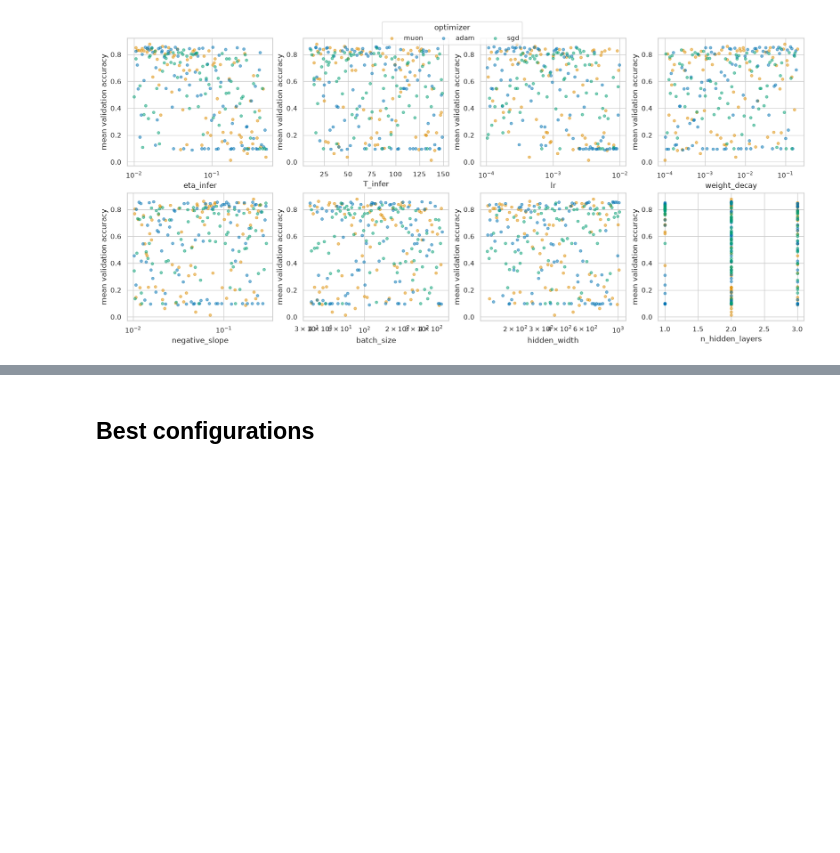
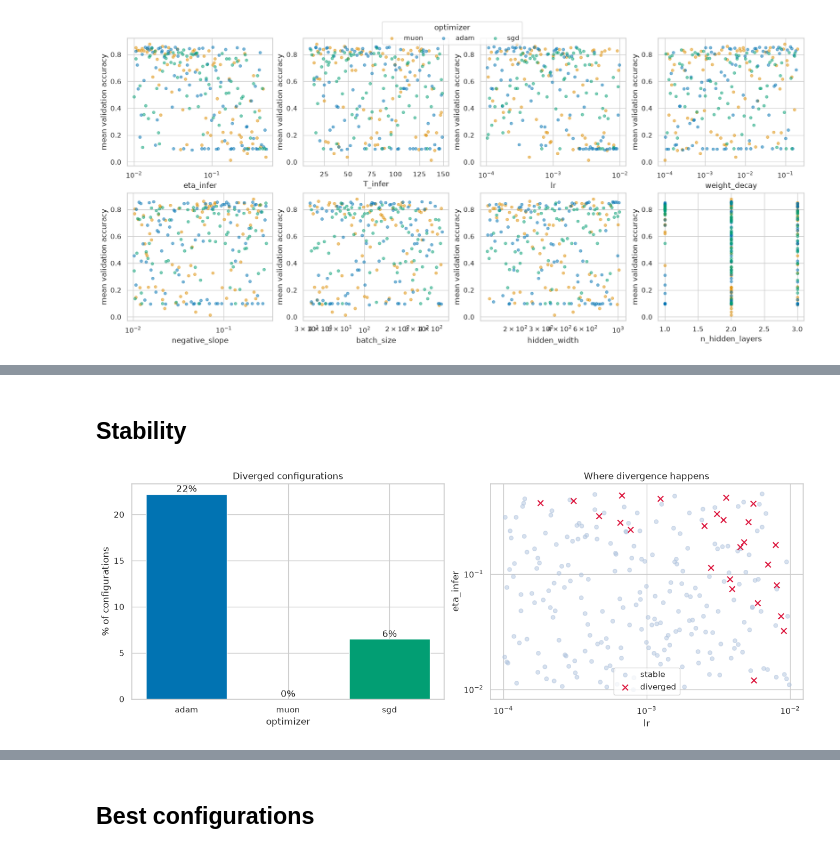
Before and after one commit to HorusXIV/predictive-coding, a Jupyter notebook: notebooks/gridsearch.ipynb, the cells around one changed output, grey strips where cells are left out. Saved outputs shown, nothing was run; the diff lists cells and outputs as text; code cells hidden in the pictures; blank space fills up the shorter version.

```diff
--- a/notebooks/gridsearch.ipynb
+++ b/notebooks/gridsearch.ipynb
@@ -100,0 +250,41 @@ plt.show()
+# %% [markdown]
+## Stability
+# %%
+results["diverged"] = ~np.isfinite(results["mean_val_free_energy"])
+stable = results[~results["diverged"]]
+blown = results[results["diverged"]]
+
+fig, axes = plt.subplots(1, 2, figsize=(13, 4.8), constrained_layout=True)
+
+rate = 100 * results.groupby("optimizer")["diverged"].mean().reindex(optimizer_order)
+bars = axes[0].bar(rate.index, rate.values, color=[palette[o] for o in optimizer_order])
+axes[0].bar_label(bars, fmt="%.0f%%")
+
+axes[0].set(
+    title="Diverged configurations",
+    xlabel="optimizer",
+    ylabel="% of configurations",
+)
+
+axes[1].scatter(
+    stable["lr"], stable["eta_infer"],
+    s=28, alpha=0.5, color="lightsteelblue", label="stable",
+)
+
+axes[1].scatter(
+    blown["lr"], blown["eta_infer"],
+    s=55, color="crimson", marker="x", label="diverged",
+)
+
+axes[1].set(
+    xscale="log",
+    yscale="log",
+    title="Where divergence happens",
+    xlabel="lr",
+    ylabel="eta_infer",
+)
+
+axes[1].legend()
+plt.show()
+# %% [output]
+[figure, added]
```
Also changed, not shown: parts of 14 cells of this notebook, 6 other files.
